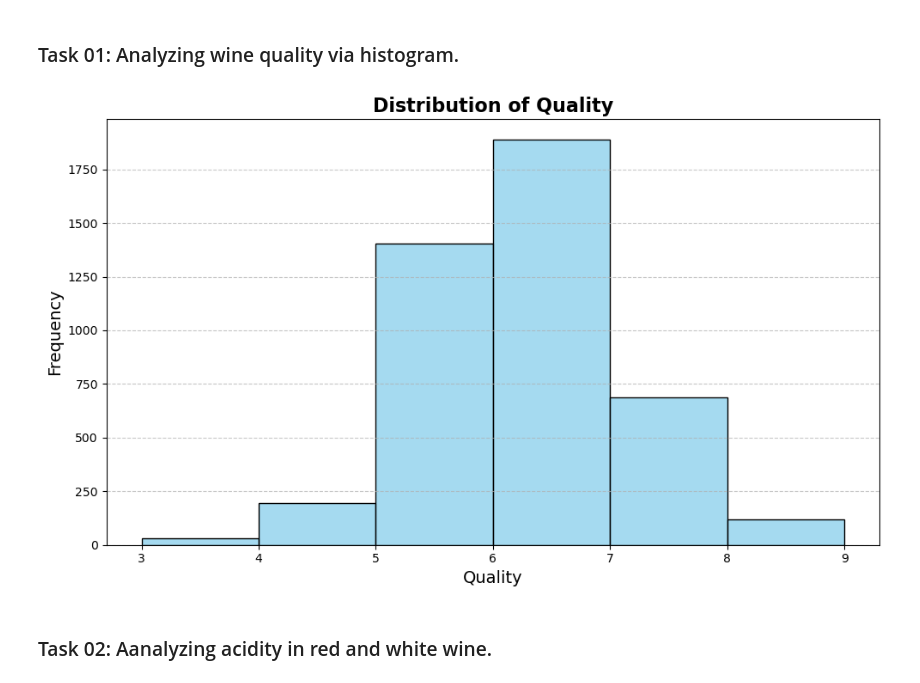
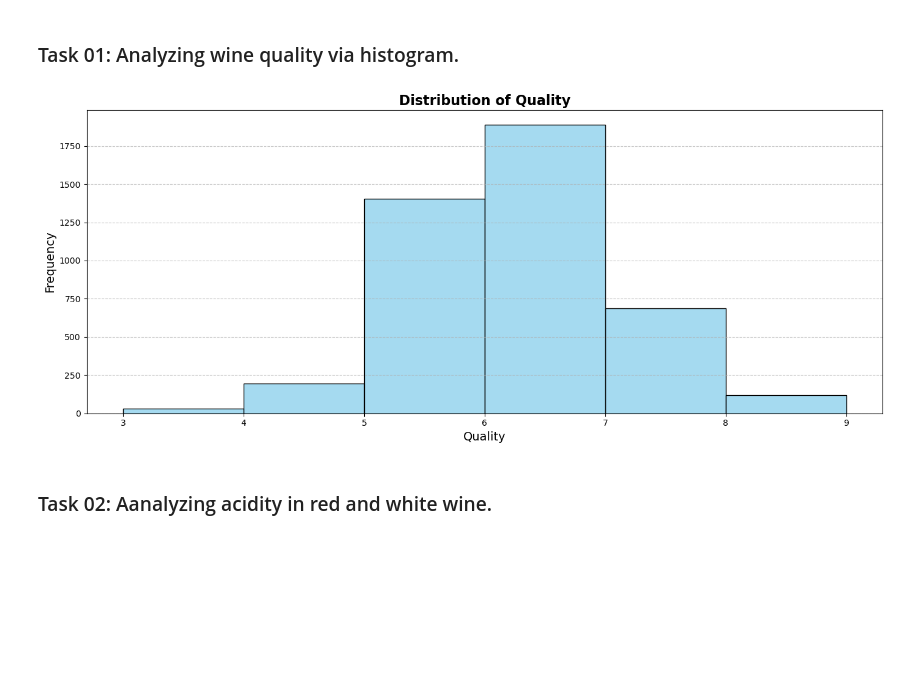
Before and after one commit to KhoaUs/KhoaUs, a Jupyter notebook: HW02.ipynb, the cells around one changed output. Cells and saved outputs as stored; diff of their text form; code cells hidden in the pictures; blank space fills up the shorter version.

```diff
--- a/HW02.ipynb
+++ b/HW02.ipynb
@@ -364,32 +364,32 @@ cat_col_info_df
 # %%
 # YOUR CODE HERE
 # raise NotImplementedError()
 
 # Create figure
-plt.figure(figsize=(10, 6))
+plt.figure(figsize=(14, 6))
 
 # Create histogram
 sns.histplot(
     raw_df["quality"],
     bins=6,
     color="skyblue",
     edgecolor="black"
 )
 
 # Add label and titel
 plt.title("Distribution of Quality", fontsize=16, fontweight='bold')
 plt.xlabel("Quality", fontsize=14)
 plt.ylabel("Frequency", fontsize=14)
 
 # Draw grid
 plt.grid(axis='y', linestyle='--', alpha=0.7)
 
 
 # Display the graph
 plt.tight_layout()
 plt.show()
 # %% [output]
-[figure, old version]
+[figure, new version]
 # %% [markdown]
 ### Task 02: Aanalyzing acidity in red and white wine.
 # %%
```
Also changed, not shown: parts of 34 cells of this notebook.
